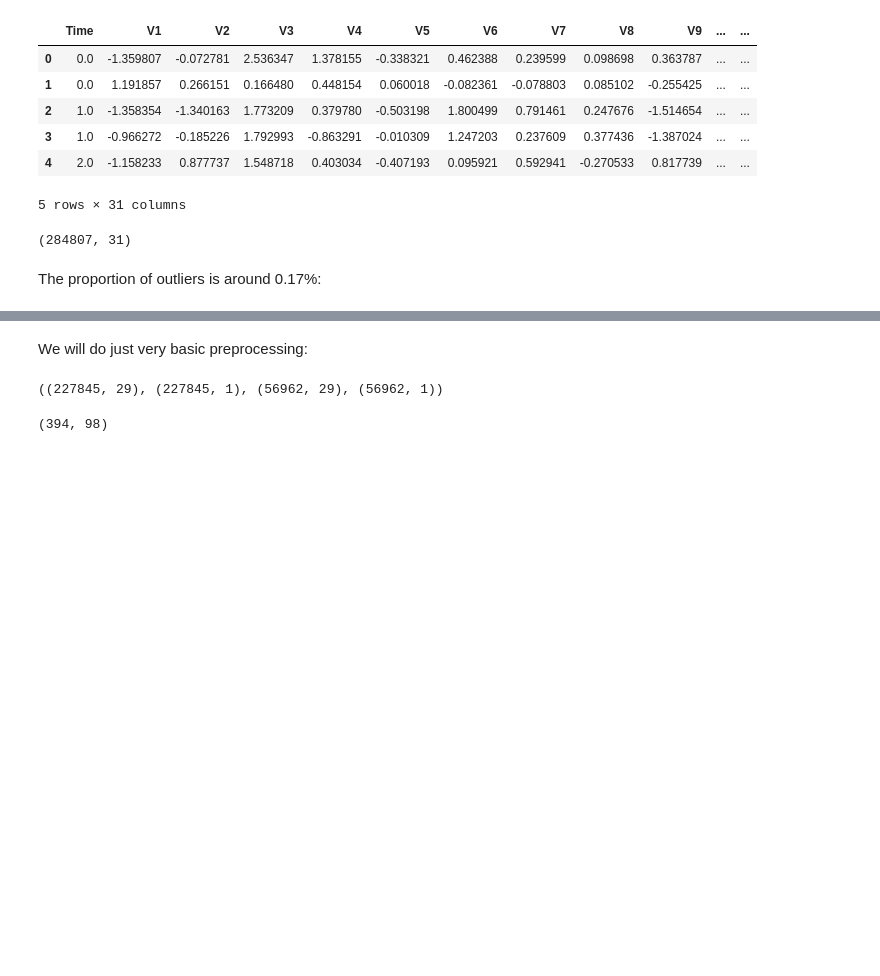
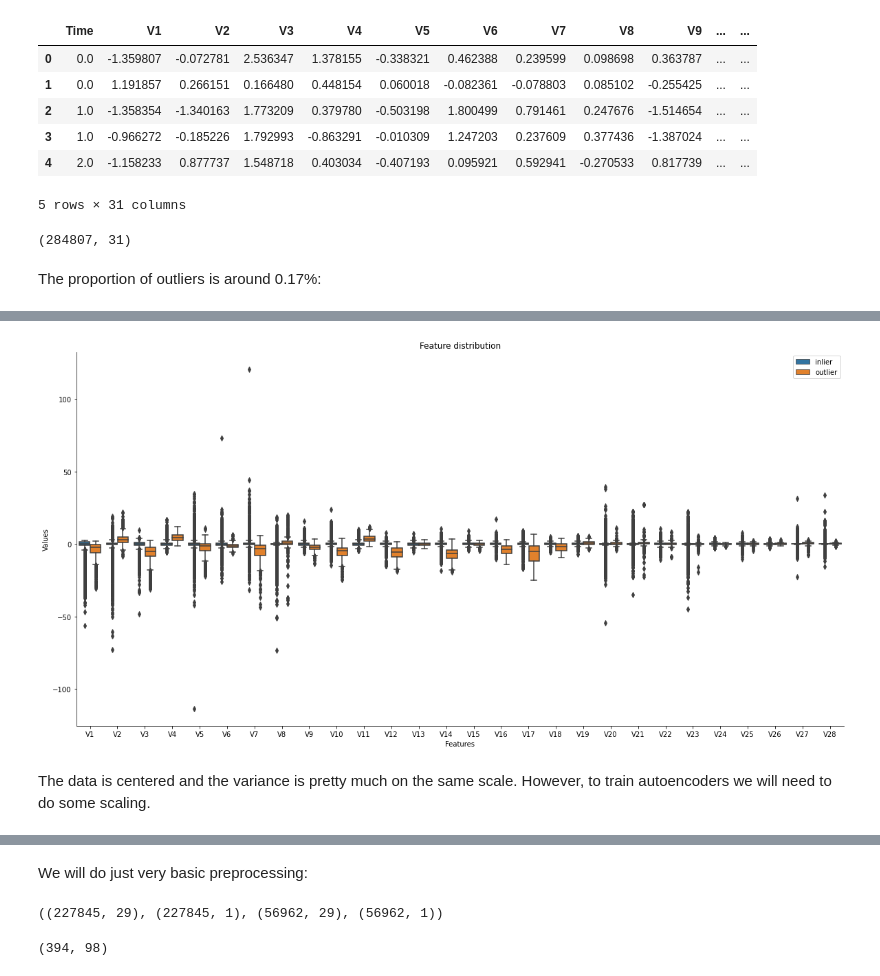
Before and after one commit to danieltsoukup/autoencoders, a Jupyter notebook: outlier_detection_with_autoencoders.ipynb, the cells around one changed output, grey strips where cells are left out. Saved outputs shown, nothing was run; the diff lists cells and outputs as text; code cells hidden in the pictures; blank space fills up the shorter version.

```diff
--- a/outlier_detection_with_autoencoders.ipynb
+++ b/outlier_detection_with_autoencoders.ipynb
@@ -248,0 +108,15 @@ plt.show()
+# %%
+fig, axs = plt.subplots(1, 1, figsize=(20, 10))
+sns.boxplot(x="groups", y="vals", hue="Class", data=plot_data, ax=axs)
+sns.despine()
+plt.xlabel("Features")
+plt.ylabel("Values")
+L=plt.legend()
+L.get_texts()[0].set_text('inlier')
+L.get_texts()[1].set_text('outlier')
+plt.title("Feature distribution")
+plt.show()
+# %% [output]
+[figure, added]
+# %% [markdown]
+The data is centered and the variance is pretty much on the same scale. However, to train autoencoders we will need to do some scaling.
```
Also changed, not shown: parts of 152 cells of this notebook, 3 other files.
